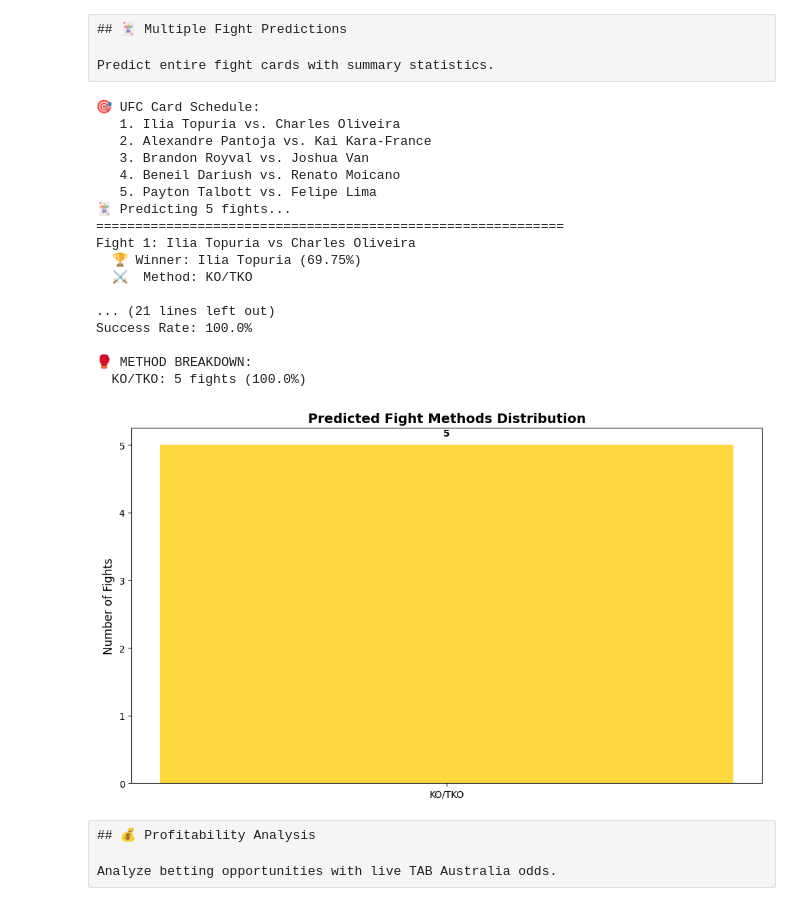
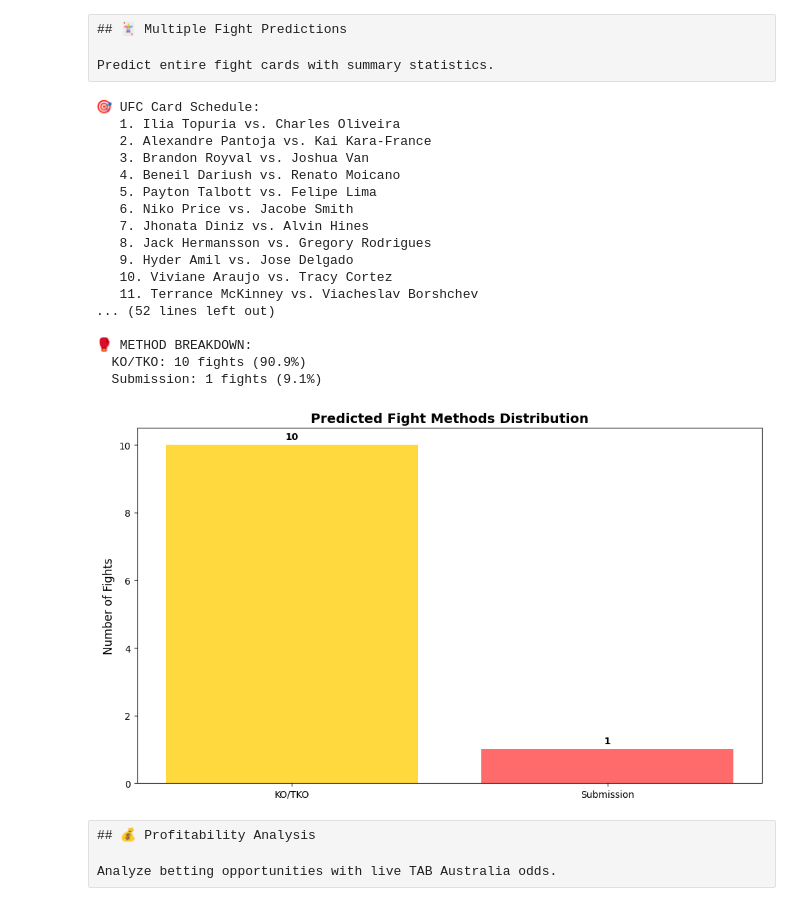
Before and after one commit to SilverCrocus/ufc-predictor, a Jupyter notebook: model/ufc_predictions.ipynb, the cells around one changed output. Cells and saved outputs as stored; diff of their text form; code cells hidden in the pictures.

Commit message:
feat: add multi-bet analysis guide and enhance UFC predictions with additional fight data

```diff
--- a/model/ufc_predictions.ipynb
+++ b/model/ufc_predictions.ipynb
@@ -405,38 +405,44 @@ Predict entire fight cards with summary statistics.
 # %%
 # Define your UFC card fights
 ufc_card_fights = [
     "Ilia Topuria vs. Charles Oliveira",
     "Alexandre Pantoja vs. Kai Kara-France",
     "Brandon Royval vs. Joshua Van",
     "Beneil Dariush vs. Renato Moicano",
-    "Payton Talbott vs. Felipe Lima"
+    "Payton Talbott vs. Felipe Lima",
+    "Niko Price vs. Jacobe Smith",
+    "Jhonata Diniz vs. Alvin Hines",
+    "Jack Hermansson vs. Gregory Rodrigues",
+    "Hyder Amil vs. Jose Delgado",
+    "Viviane Araujo vs. Tracy Cortez",
+    "Terrance McKinney vs. Viacheslav Borshchev"
 ]
 
 print("🎯 UFC Card Schedule:")
 for i, fight in enumerate(ufc_card_fights, 1):
     print(f"   {i}. {fight}")
 
 # Predict the entire card
 card_results = predict_multiple_fights(ufc_card_fights, show_summary=True)
 # %% [output]
 🎯 UFC Card Schedule:
    1. Ilia Topuria vs. Charles Oliveira
    2. Alexandre Pantoja vs. Kai Kara-France
    3. Brandon Royval vs. Joshua Van
    4. Beneil Dariush vs. Renato Moicano
    5. Payton Talbott vs. Felipe Lima
-🃏 Predicting 5 fights...
-============================================================
-Fight 1: Ilia Topuria vs Charles Oliveira
-  🏆 Winner: Ilia Topuria (69.75%)
-  ⚔️  Method: KO/TKO
-
-... (21 lines left out)
-Success Rate: 100.0%
+   6. Niko Price vs. Jacobe Smith
+   7. Jhonata Diniz vs. Alvin Hines
+   8. Jack Hermansson vs. Gregory Rodrigues
+   9. Hyder Amil vs. Jose Delgado
+   10. Viviane Araujo vs. Tracy Cortez
+   11. Terrance McKinney vs. Viacheslav Borshchev
+... (52 lines left out)
 
 🥊 METHOD BREAKDOWN:
-  KO/TKO: 5 fights (100.0%)
+  KO/TKO: 10 fights (90.9%)
+  Submission: 1 fights (9.1%)
-[figure, old version]
+[figure, new version]
 # %% [raw]
 ## 💰 Profitability Analysis
 
```
Also changed, not shown: parts of 5 cells of this notebook, 5 other files.
